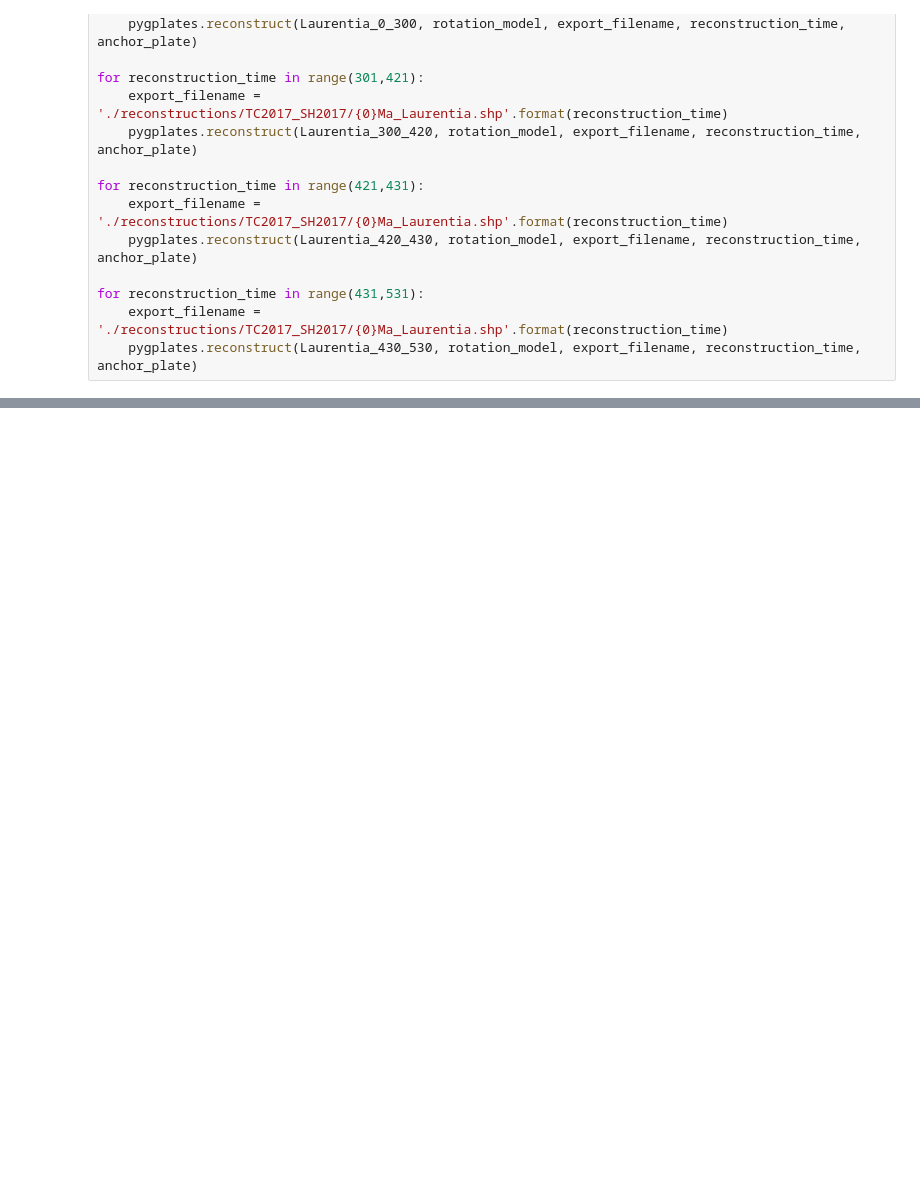
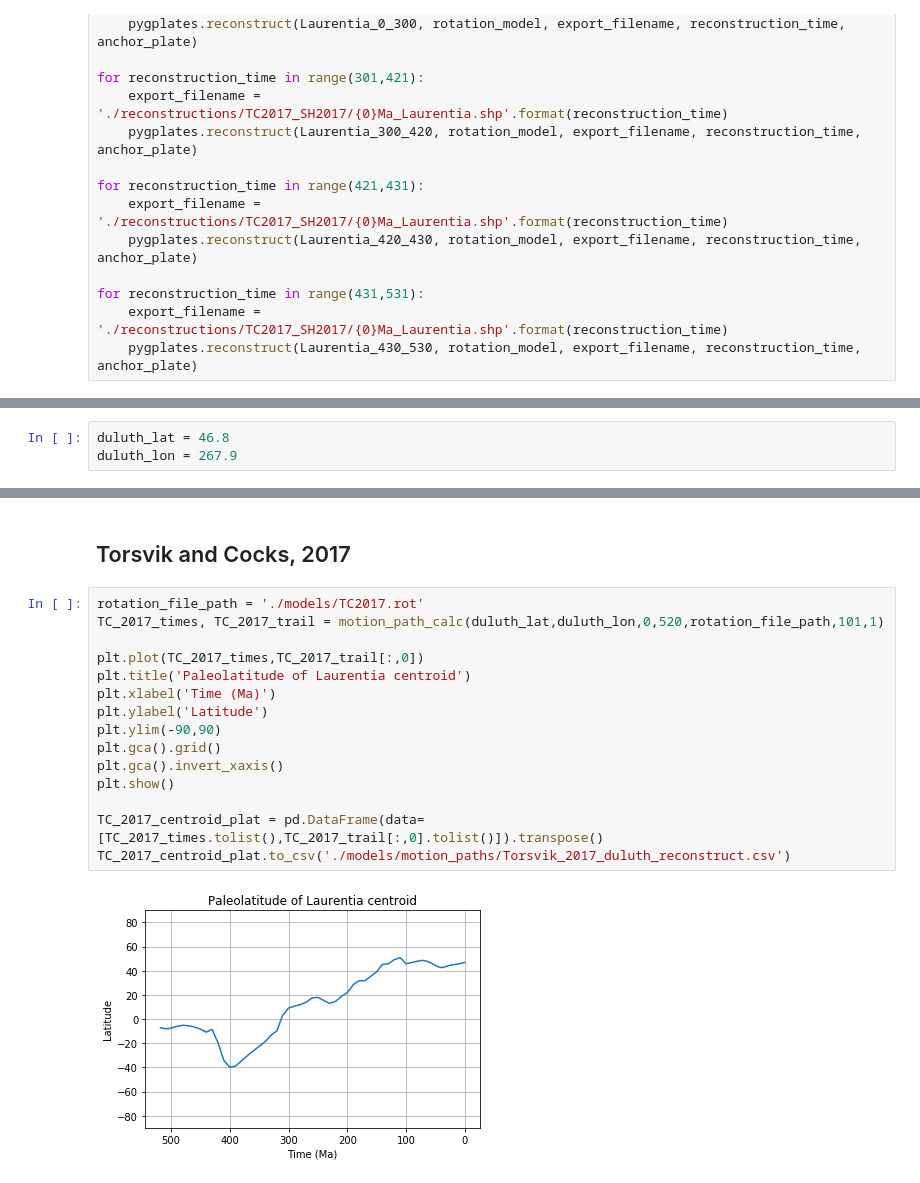
Before and after one commit to Swanson-Hysell-Group/Laurentia_Paleogeography, a Jupyter notebook: Laurentia_reconstructions_generate.ipynb, the cells around one changed output, grey strips where cells are left out. Saved outputs shown, nothing was run; the diff lists cells and outputs as text; blank space fills up the shorter version.

```diff
--- a/Laurentia_reconstructions_generate.ipynb
+++ b/Laurentia_reconstructions_generate.ipynb
@@ -46,0 +62,3 @@ for reconstruction_time in range(431,531):
+# %%
+duluth_lat = 46.8
+duluth_lon = 267.9
@@ -46,0 +102,19 @@ for reconstruction_time in range(431,531):
+# %% [markdown]
+## Torsvik and Cocks, 2017
+# %%
+rotation_file_path = './models/TC2017.rot'
+TC_2017_times, TC_2017_trail = motion_path_calc(duluth_lat,duluth_lon,0,520,rotation_file_path,101,1)
+
+plt.plot(TC_2017_times,TC_2017_trail[:,0])
+plt.title('Paleolatitude of Laurentia centroid')
+plt.xlabel('Time (Ma)')
+plt.ylabel('Latitude')
+plt.ylim(-90,90)
+plt.gca().grid()
+plt.gca().invert_xaxis()
+plt.show()
+
+TC_2017_centroid_plat = pd.DataFrame(data=[TC_2017_times.tolist(),TC_2017_trail[:,0].tolist()]).transpose()
+TC_2017_centroid_plat.to_csv('./models/motion_paths/Torsvik_2017_duluth_reconstruct.csv')
+# %% [output]
+[figure, added]
```
Also changed, not shown: parts of 13 cells of this notebook, 4 other files.
